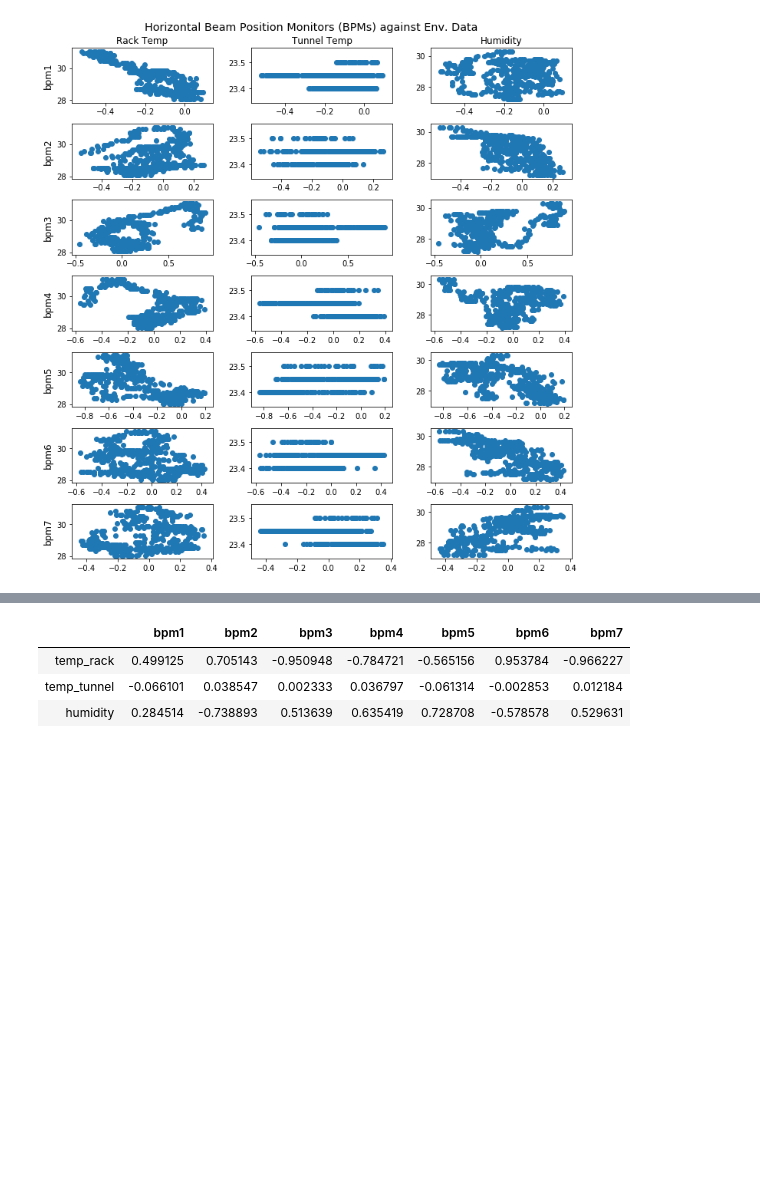
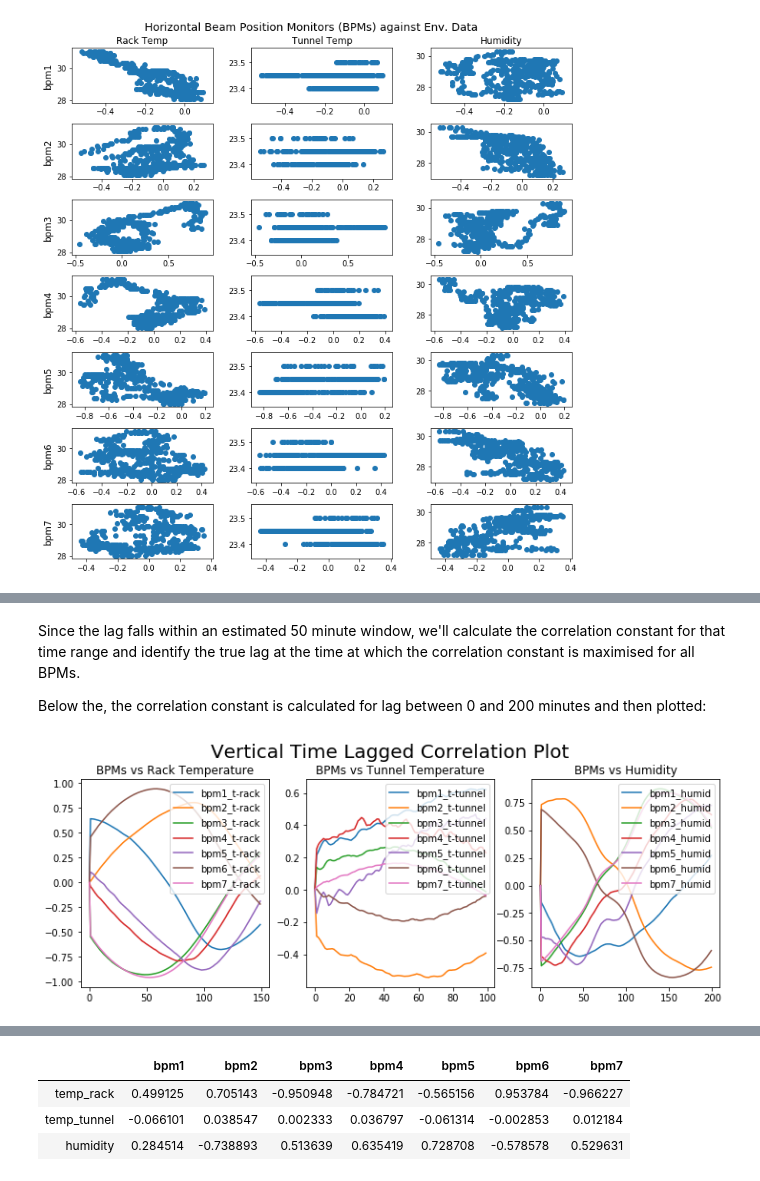
Before and after one commit to 20spaghetti/Electron-Beam-Position-Drift-Study, a Jupyter notebook: Electron Beam Position Drift Study.ipynb, the cells around one changed output, grey strips where cells are left out. Drawn from its saved outputs; the diff is of its cells as text; code cells hidden in the pictures; blank space fills up the shorter version.

```diff
--- a/Electron Beam Position Drift Study.ipynb
+++ b/Electron Beam Position Drift Study.ipynb
@@ -753,0 +485,73 @@ Measure R after synchronisation / time warp
+# %% [markdown]
+Since the lag falls within an estimated 50 minute window, we'll calculate the correlation constant for that time range and identify the true lag at the time at which the correlation constant is maximised for all BPMs.
+
+Below the, the correlation constant is calculated for lag between 0 and 200 minutes and then plotted:
+# %%
+cor_lag_y = np.zeros(shape=(1,21))
+
+# Removetail from BPMs and head from env data, as we anticipate that rack temp will preceed bpm effects
+for i in range(0,len(all_y)-1):
+    data_bpms = all_y.iloc[0+i:len(all_y),:]
+    data_env = all_y.iloc[0:len(all_y)-i,:]
+    data = pd.concat([data_bpms.iloc[:,0:7].reset_index(), data_env.iloc[:,7:10].reset_index()], axis = 1).drop(columns = ['bpm_t'])
+    cor = data.corr().loc[['temp_rack', 'temp_tunnel', 'humidity'],['bpm1', 'bpm2', 'bpm3', 'bpm4', 'bpm5', 'bpm6', 'bpm7']]
+    cor_lag_y = np.vstack((cor_lag_y, cor.values.flatten()))
+
+cor_lag_x = np.zeros(shape=(1,21))
+
+# Removetail from BPMs and head from env data, as we anticipate that rack temp will preceed bpm effects
+for i in range(0,len(all_x)-1):
+    data_bpms = all_x.iloc[0+i:len(all_x),:]
+    data_env = all_x.iloc[0:len(all_x)-i,:]
+    data = pd.concat([data_bpms.iloc[:,0:7].reset_index(), data_env.iloc[:,7:10].reset_index()], axis = 1).drop(columns = ['bpm_t'])
+    cor = data.corr().loc[['temp_rack', 'temp_tunnel', 'humidity'],['bpm1', 'bpm2', 'bpm3', 'bpm4', 'bpm5', 'bpm6', 'bpm7']]
+    cor_lag_x = np.vstack((cor_lag_x, cor.values.flatten()))
+# %%
+# Y TLCC correlation plots
+
+cor_lag_y = pd.DataFrame(cor_lag_y)
+cor_lag_y.columns = ['bpm1_t-rack',
+              'bpm2_t-rack',
+              'bpm3_t-rack',
+              'bpm4_t-rack',
+              'bpm5_t-rack',
+              'bpm6_t-rack',
+              'bpm7_t-rack',
+             'bpm1_t-tunnel',
+              'bpm2_t-tunnel',
+              'bpm3_t-tunnel',
+              'bpm4_t-tunnel',
+              'bpm5_t-tunnel',
+              'bpm6_t-tunnel',
+              'bpm7_t-tunnel',
+             'bpm1_humid',
+              'bpm2_humid',
+              'bpm3_humid',
+              'bpm4_humid',
+              'bpm5_humid',
+              'bpm6_humid',
+              'bpm7_humid']
+
+fig, axes= plt.subplots(nrows=1, ncols=3)
+
+axes[0].set_title('BPMs vs Rack Temperature')
+axes[0].plot(cor_lag_y.iloc[0:150,0:7])
+axes[0].legend(list(cor_lag_y.iloc[:,0:7].columns), loc = 'upper right')
+
+
+axes[1].set_title('BPMs vs Tunnel Temperature')
+axes[1].plot(cor_lag_y.iloc[0:100:,7:14])
+axes[1].legend(list(cor_lag_y.iloc[:,7:14].columns), loc = 'upper right')
+
+
+axes[2].set_title('BPMs vs Humidity')
+axes[2].plot(cor_lag_y.iloc[0:200,14:21])
+axes[2].legend(list(cor_lag_y.iloc[:,14:21].columns), loc = 'upper right')
+
+fig.suptitle('Vertical Time Lagged Correlation Plot', fontsize=20, y=1.01)
+
+fig.set_figwidth(12)
+
+plt.show()
+# %% [output]
+[figure, added]
```
Also changed, not shown: parts of 43 cells of this notebook.
